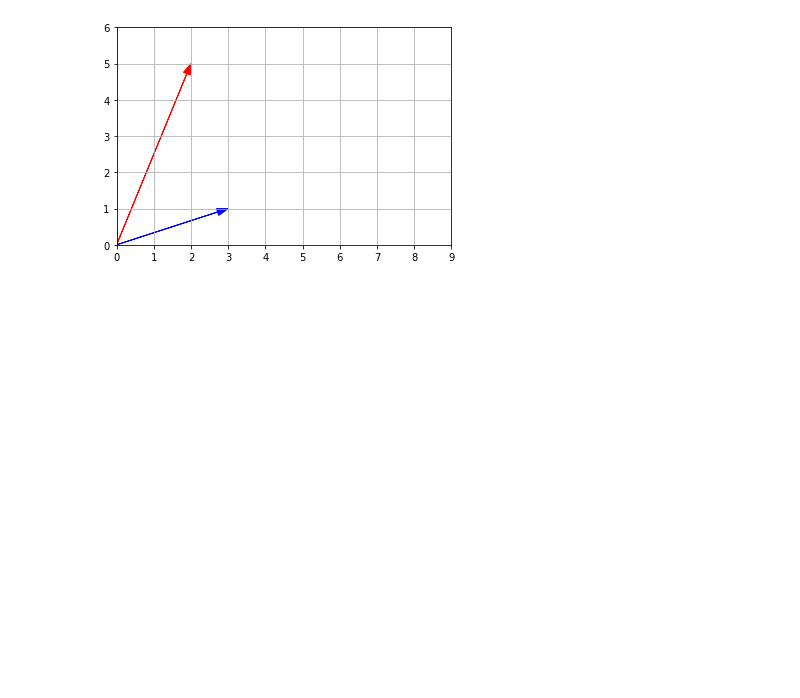
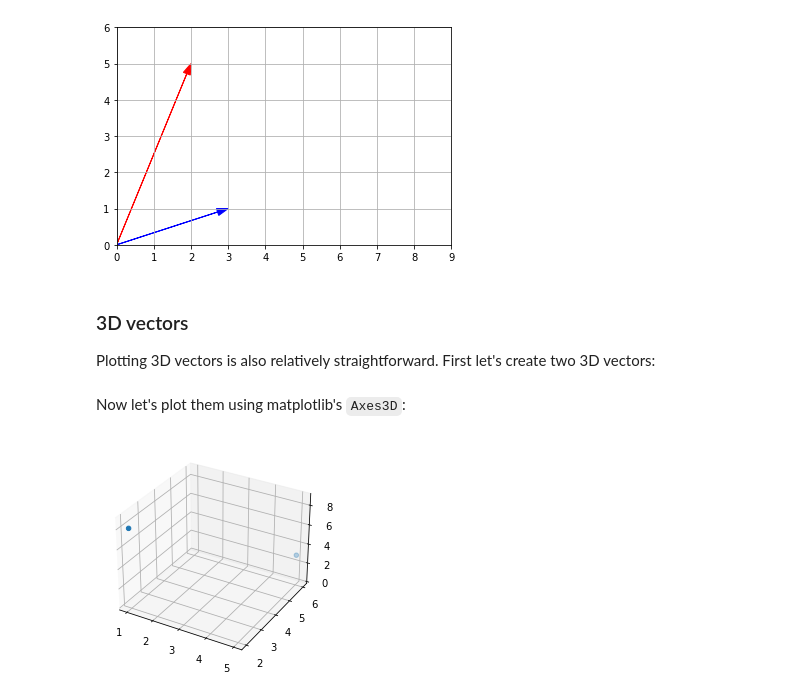
Before and after one commit to jackhwl/OpenCV, a Jupyter notebook: HandOn_MachineLearning/3/math_linear_algebra.ipynb, the cells around one changed output. Drawn from its saved outputs; the diff is of its cells as text; code cells hidden in the pictures; blank space fills up the shorter version.

Commit message:
3D Vectors

```diff
--- a/HandOn_MachineLearning/3/math_linear_algebra.ipynb
+++ b/HandOn_MachineLearning/3/math_linear_algebra.ipynb
@@ -113,3 +113,21 @@ plt.grid()
 plt.show()
 # %% [output]
 [figure]
+# %% [markdown]
+### 3D vectors
+Plotting 3D vectors is also relatively straightforward. First let's create two 3D vectors:
+# %%
+a = np.array([1, 2, 8])
+b = np.array([5, 6, 3])
+# %% [markdown]
+Now let's plot them using matplotlib's `Axes3D`:
+# %%
+from mpl_toolkits.mplot3d import Axes3D
+
+subplot3d = plt.subplot(111, projection='3d')
+x_coords, y_coords, z_coords = zip(a,b)
+subplot3d.scatter(x_coords, y_coords, z_coords)
+subplot3d.set_zlim3d([0, 9])
+plt.show()
+# %% [output]
+[figure, added]
```
Also changed, not shown: parts of 2 cells of this notebook.
